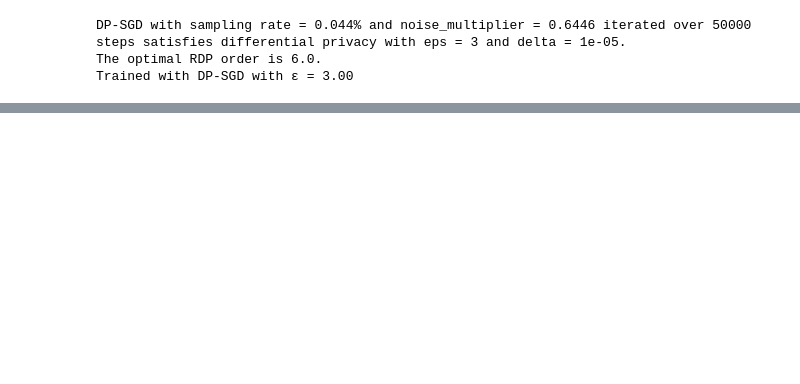
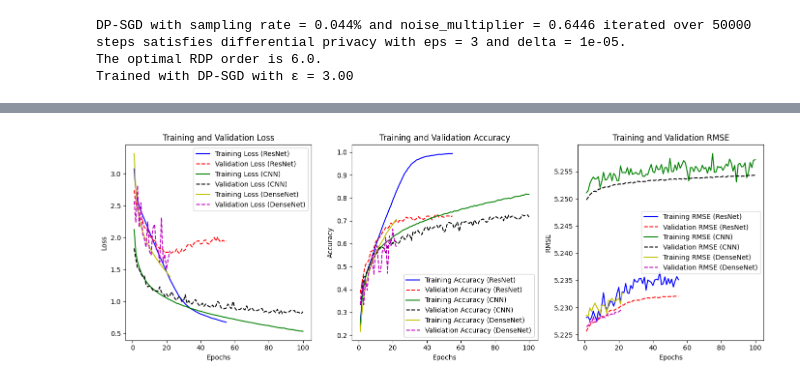
Before and after one commit to adeto300/Privacy-Preserving-Machine-Learning, a Jupyter notebook: DP_Trainer.ipynb, the cells around one changed output, grey strips where cells are left out. Cells and saved outputs as stored; diff of their text form; code cells hidden in the pictures; blank space fills up the shorter version.

Commit message:
Latest DT_Trainer.ipynb 04/26/2024
Latest DT_Trainer.ipynb 04/26/2024

```diff
--- a/DP_Trainer.ipynb
+++ b/DP_Trainer.ipynb
@@ -275,11 +260,11 @@ The optimal RDP order is 6.0.
 Trained with DP-SGD with ε = 3.00
 # %%
 # Define parameters for DP-SGD FOR CNN
-noise_multiplier_cnn = 0.8180 # Adjusted for tighter privacy guarantee epsilon
+noise_multiplier_cnn = 1.155  # Adjusted for tighter privacy guarantee epsilon
 l2_norm_clip_cnn = 1.5
 batch_size_cnn = 150
 learning_rate_cnn = 0.001
-epochs_cnn = 22
+epochs_cnn = 100
 
 # Compute the privacy budget expended during CNN training
 epsilon= compute_dp_sgd_privacy.compute_dp_sgd_privacy(
@@ -360,13 +339,13 @@ def rmse(y_true, y_pred):
     return K.sqrt(K.mean(K.square(y_pred - y_true)))
 # %%
 #define model parameters for densenet
-model_densenet.compile(optimizer=optimizers_Densnet, loss=loss_densenet, metrics=['accuracy', rmse, mean_pred, variance_pred])
+model_densenet.compile(optimizer=optimizers_Densnet, loss=loss_densenet, metrics=['accuracy', rmse])
 # %%
 #define model parameters for cnn
-model_cnn.compile(optimizer=optimizers_cnn, loss=loss_cnn, metrics=['accuracy', rmse, mean_pred, variance_pred])
+model_cnn.compile(optimizer=optimizers_cnn, loss=loss_cnn, metrics=['accuracy', rmse])
 # %%
 #define model parameters for resnetv2
-model_resNet.compile(optimizer=optimizers_Resnet, loss=loss_resnet, metrics=['accuracy', rmse, mean_pred, variance_pred])
+model_resNet.compile(optimizer=optimizers_Resnet, loss=loss_resnet, metrics=['accuracy', rmse])
 # %%
 # densenet Train the model on 50k training images and validate on 10k test images
 # Train the model with differential privacy
@@ -468,52 +458,81 @@ Final validation accuracy for Densenet: 52.67999768257141%
 # %%
+# Assuming you have the history object from model.fit
+# Example: history = model.fit(train_data, train_labels, epochs=epochs, batch_size=batch_size, validation_data=(test_data, test_labels))
+import matplotlib.pyplot as plt
+
 # Extracting metrics from the history object resnetv2
 loss_resnet = history_resnet.history['loss']
 val_loss_resnet = history_resnet.history['val_loss']
-
 accuracy_resnet = history_resnet.history['accuracy']
 val_accuracy_resnet = history_resnet.history['val_accuracy']
-
 rmse_resnet = history_resnet.history['rmse']
 val_rmse_resnet = history_resnet.history['val_rmse']
-
-mean_resnet = history_resnet.history['mean_pred']
-val_mean_resnet = history_resnet.history['val_mean_pred']
-
-variance_resnet = history_resnet.history['variance_pred']
-val_variance_resnet = history_resnet.history['val_variance_pred']
-
 
 
 # Extracting metrics from the history object cnn
 loss_cnn = history_cnn.history['loss']
 val_loss_cnn = history_cnn.history['val_loss']
-
 accuracy_cnn = history_cnn.history['accuracy']
 val_accuracy_cnn = history_cnn.history['val_accuracy']
-
 rmse_cnn = history_cnn.history['rmse']
 val_rmse_cnn = history_cnn.history['val_rmse']
 
-mean_cnn = history_cnn.history['mean_pred']
-val_mean_cnn = history_cnn.history['val_mean_pred']
-
-variance_cnn = history_cnn.history['variance_pred']
-val_variance_cnn = history_cnn.history['val_variance_pred']
-
-
-
 # Extracting metrics from the history object densenet
 loss_densenet = history_densenet.history['loss']
-val_loss_densenet = history_densenet.history['val_loss']
-
+val_losss_densenet = history_densenet.history['val_loss']
 accuracys_densenet = history_densenet.history['accuracy']
 val_accuracys_densenet = history_densenet.history['val_accuracy']
-
 rmses_densenet = history_densenet.history['rmse']
 val_rmse_densenet = history_densenet.history['val_rmse']
 
-mean_densenet = history_densenet.history['mean_pred']
-val_mean_densenet = history_densenet.history['val_mean_pred']
 
-variance_densenet = history_densenet.history['variance_pred']
-val_variance_densenet = history_densenet.history['val_variance_pred']
+# Number of epochs
+epochs_resnet = range(1, len(loss_resnet) + 1)
+epochs_cnn = range(1, len(loss_cnn) + 1)
+epochs_densenet = range(1, len(loss_densenet) + 1)
+
+
+# Plotting Loss
+plt.figure(figsize=(14, 5))
+plt.subplot(1, 3, 1)
+plt.plot(epochs_resnet, loss_resnet, 'b-', label='Training Loss (ResNet)')
+plt.plot(epochs_resnet, val_loss_resnet, 'r--', label='Validation Loss (ResNet)')
+plt.plot(epochs_cnn, loss_cnn, 'g-', label='Training Loss (CNN)')
+plt.plot(epochs_cnn, val_loss_cnn, 'k--', label='Validation Loss (CNN)')
+plt.plot(epochs_densenet, loss_densenet, 'y-', label='Training Loss (DenseNet)')
+plt.plot(epochs_densenet, val_losss_densenet, 'm--', label='Validation Loss (DenseNet)')
+plt.title('Training and Validation Loss')
+plt.xlabel('Epochs')
+plt.ylabel('Loss')
+plt.legend()
+
+# Plotting Accuracy
+plt.subplot(1, 3, 2)
+plt.plot(epochs_resnet, accuracy_resnet, 'b-', label='Training Accuracy (ResNet)')
+plt.plot(epochs_resnet, val_accuracy_resnet, 'r--', label='Validation Accuracy (ResNet)')
+plt.plot(epochs_cnn, accuracy_cnn, 'g-', label='Training Accuracy (CNN)')
+plt.plot(epochs_cnn, val_accuracy_cnn, 'k--', label='Validation Accuracy (CNN)')
+plt.plot(epochs_densenet, accuracys_densenet, 'y-', label='Training Accuracy (DenseNet)')
+plt.plot(epochs_densenet, val_accuracys_densenet, 'm--', label='Validation Accuracy (DenseNet)')
+plt.title('Training and Validation Accuracy')
+plt.xlabel('Epochs')
+plt.ylabel('Accuracy')
+plt.legend()
+
+# Plotting RMSE
+plt.subplot(1, 3, 3)
+plt.plot(epochs_resnet, rmse_resnet, 'b-', label='Training RMSE (ResNet)')
+plt.plot(epochs_resnet, val_rmse_resnet, 'r--', label='Validation RMSE (ResNet)')
+plt.plot(epochs_cnn, rmse_cnn, 'g-', label='Training RMSE (CNN)')
+plt.plot(epochs_cnn, val_rmse_cnn, 'k--', label='Validation RMSE (CNN)')
+plt.plot(epochs_densenet, rmses_densenet, 'y-', label='Training RMSE (DenseNet)')
+plt.plot(epochs_densenet, val_rmse_densenet, 'm--', label='Validation RMSE (DenseNet)')
+plt.title('Training and Validation RMSE')
+plt.xlabel('Epochs')
+plt.ylabel('RMSE')
+plt.legend()
+
+plt.tight_layout()
+plt.show()
+# %% [output]
+[figure, added]
```
Also changed, not shown: parts of 14 cells of this notebook.
